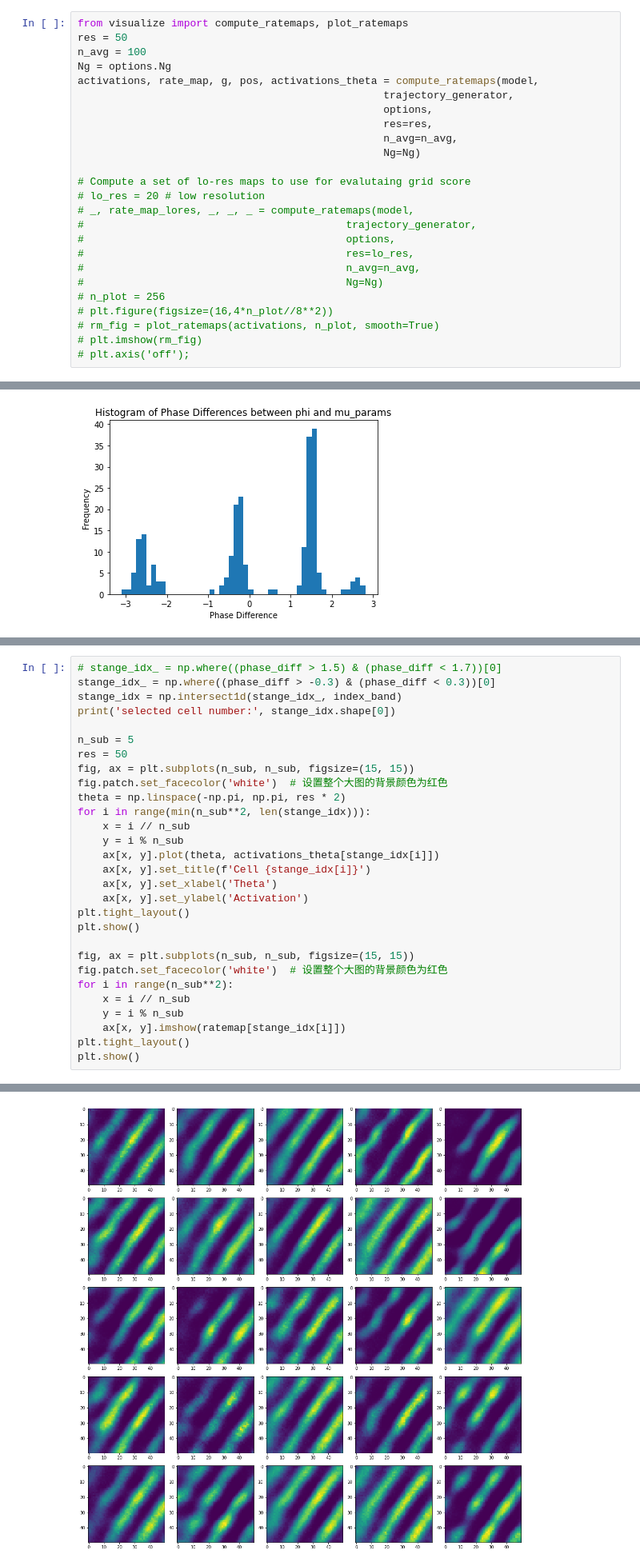
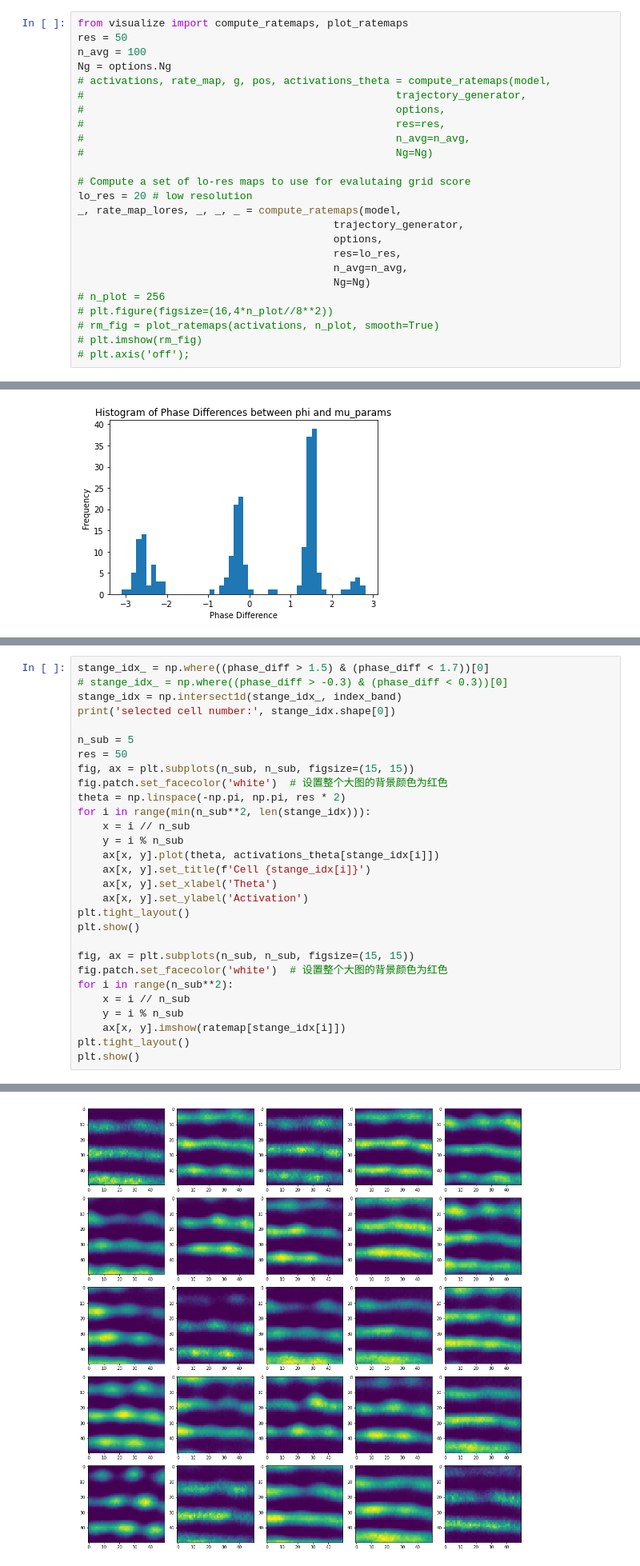
Before and after one commit to Coco233333/grid-pattern-formation, a Jupyter notebook: inspect_model.ipynb, the cells around one changed output, grey strips where cells are left out. Shown at 80% size. Cells and saved outputs as stored; diff of their text form.

```diff
--- a/inspect_model.ipynb
+++ b/inspect_model.ipynb
@@ -201,21 +217,21 @@ from visualize import compute_ratemaps, plot_ratemaps
 res = 50
 n_avg = 100
 Ng = options.Ng
-activations, rate_map, g, pos, activations_theta = compute_ratemaps(model,
-                                                 trajectory_generator,
-                                                 options,
-                                                 res=res,
-                                                 n_avg=n_avg,
-                                                 Ng=Ng)
+# activations, rate_map, g, pos, activations_theta = compute_ratemaps(model,
+#                                                  trajectory_generator,
+#                                                  options,
+#                                                  res=res,
+#                                                  n_avg=n_avg,
+#                                                  Ng=Ng)
 
 # Compute a set of lo-res maps to use for evalutaing grid score
-# lo_res = 20 # low resolution
-# _, rate_map_lores, _, _, _ = compute_ratemaps(model,
-#                                          trajectory_generator,
-#                                          options,
-#                                          res=lo_res,
-#                                          n_avg=n_avg,
-#                                          Ng=Ng)
+lo_res = 20 # low resolution
+_, rate_map_lores, _, _, _ = compute_ratemaps(model,
+                                         trajectory_generator,
+                                         options,
+                                         res=lo_res,
+                                         n_avg=n_avg,
+                                         Ng=Ng)
 # n_plot = 256
 # plt.figure(figsize=(16,4*n_plot//8**2))
 # rm_fig = plot_ratemaps(activations, n_plot, smooth=True)
@@ -466,6 +492,6 @@ print(phase_diff[i])
 # %%
-# stange_idx_ = np.where((phase_diff > 1.5) & (phase_diff < 1.7))[0]
-stange_idx_ = np.where((phase_diff > -0.3) & (phase_diff < 0.3))[0]
+stange_idx_ = np.where((phase_diff > 1.5) & (phase_diff < 1.7))[0]
+# stange_idx_ = np.where((phase_diff > -0.3) & (phase_diff < 0.3))[0]
 stange_idx = np.intersect1d(stange_idx_, index_band)
 print('selected cell number:', stange_idx.shape[0])
 
@@ -498,4 +524,4 @@ selected cell number: 35
-[figure, old version]
+[figure, new version]
 # %%
 # 周期和朝向
 L = 2*np.pi / k
```
Also changed, not shown: parts of 40 cells of this notebook, 19 other files.
